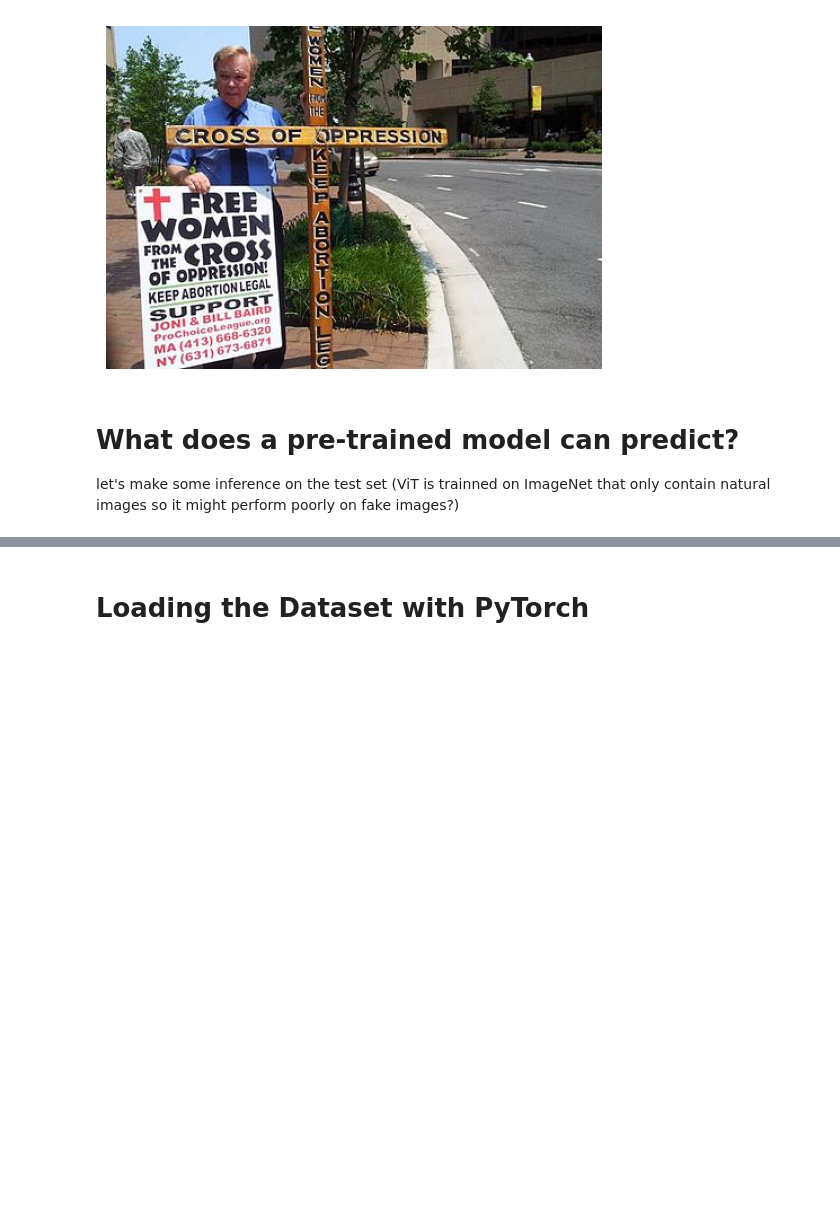
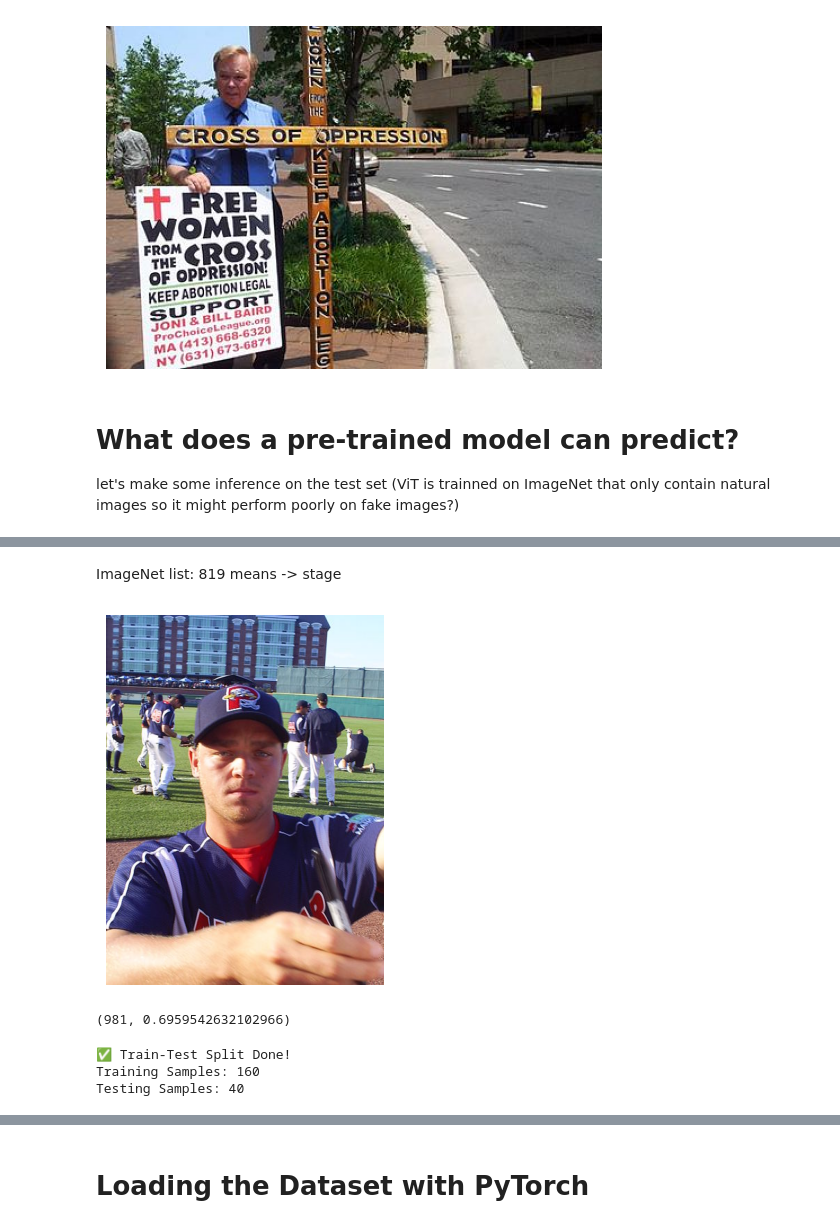
Before and after one commit to JoaoNunes20/Computational-Deep-Learning, a Jupyter notebook: classification.ipynb, the cells around one changed output, grey strips where cells are left out. Cells and saved outputs as stored; diff of their text form; code cells hidden in the pictures; blank space fills up the shorter version.

```diff
--- a/classification.ipynb
+++ b/classification.ipynb
@@ -138,15 +233,25 @@ let's make some inference on the test set (ViT is trainned on ImageNet that only
+# %% [markdown]
+ImageNet list:  819 means -> stage
+# %%
+sample_image_path = test_df.iloc[5]["image_path"]
+show_img(sample_image_path)
+# %% [output]
+[figure, added]
+# %%
+predict_image_torchvision(sample_image_path)   #981-> ballplayer, baseball player
+# %% [output]
+(981, 0.6959542632102966)
 # %%
 
 from sklearn.model_selection import train_test_split
 
+# Ensure we split from `new_df`
+train_df, test_df = train_test_split(new_df, test_size=0.2, stratify=new_df["label"], random_state=42)
 
-# Split into train (80%) and test (20%)
-train_df, test_df = train_test_split(df, test_size=0.2, stratify=df["label"], random_state=42)
-
-# Save train and test splits
-train_df.to_csv("train_dataset.csv", index=False)
-test_df.to_csv("test_dataset.csv", index=False)
-
-print("✅ Train-Test Split Done!")
+print(f"✅ Train-Test Split Done!")
 print(f"Training Samples: {len(train_df)}")
 print(f"Testing Samples: {len(test_df)}")
+# %% [output]
+✅ Train-Test Split Done!
+Training Samples: 160
+Testing Samples: 40
```
Also changed, not shown: parts of 18 cells of this notebook.
